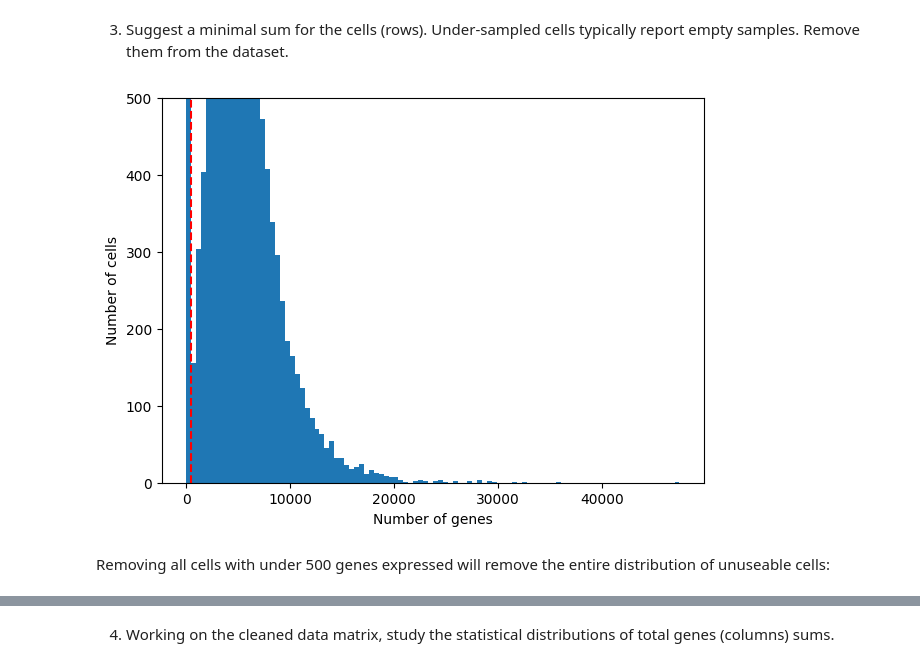
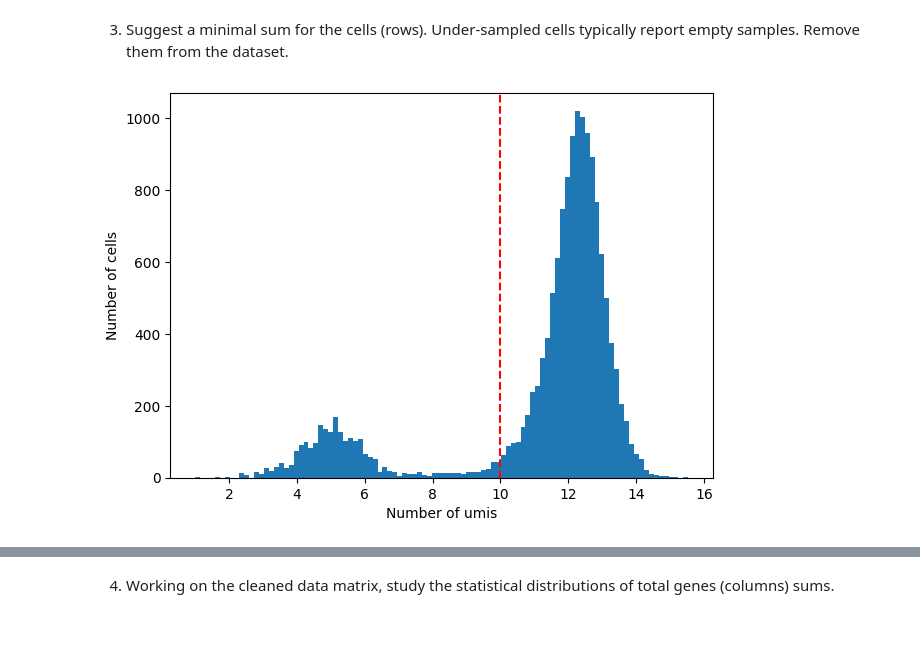
Before and after one commit to Mooguy/AIhub, a Jupyter notebook: ex-scrna/exerciseA.ipynb, the cells around one changed output, grey strips where cells are left out. Cells and saved outputs as stored; diff of their text form; code cells hidden in the pictures; blank space fills up the shorter version.

```diff
--- a/ex-scrna/exerciseA.ipynb
+++ b/ex-scrna/exerciseA.ipynb
@@ -154,0 +89,4 @@ plt.show()
+# %%
+#Read the data:
+adata = ad.read_h5ad("mm_gastru_small.h5ad")
+df_adata = pd.DataFrame(adata.X.todense(), index=adata.obs.index, columns=adata.var.index)
@@ -198,16 +111,16 @@ KS test p-value: 0.0000
 # %% [markdown]
 3.	Suggest a minimal sum for the cells (rows). Under-sampled cells typically report empty samples. Remove them from the dataset.
 # %%
+#1c plotting histograms of the number of umis and counts per cell
+total_umis_log = np.log2(np.sum(df_adata , axis=1)+1)
+
+
 plt.figure(figsize=(7, 5))
-genes_hist = plt.hist(total_genes, bins=100)
-plt.xlabel('Number of genes')
+umis_hist = plt.hist(total_umis_log, bins=100)
+plt.xlabel('Number of umis')
 plt.ylabel('Number of cells')
-plt.ylim(0,500)
-#add a vertical line at 500:
-plt.axvline(x=500, color='r', linestyle='--')
+plt.axvline(x=10, color='r', linestyle='--')
 
 plt.show()
 # %% [output]
-[figure, old version]
+[figure, new version]
-# %% [markdown]
-Removing all cells with under 500 genes expressed will remove the entire distribution of unuseable cells:
```
Also changed, not shown: parts of 30 cells of this notebook.
